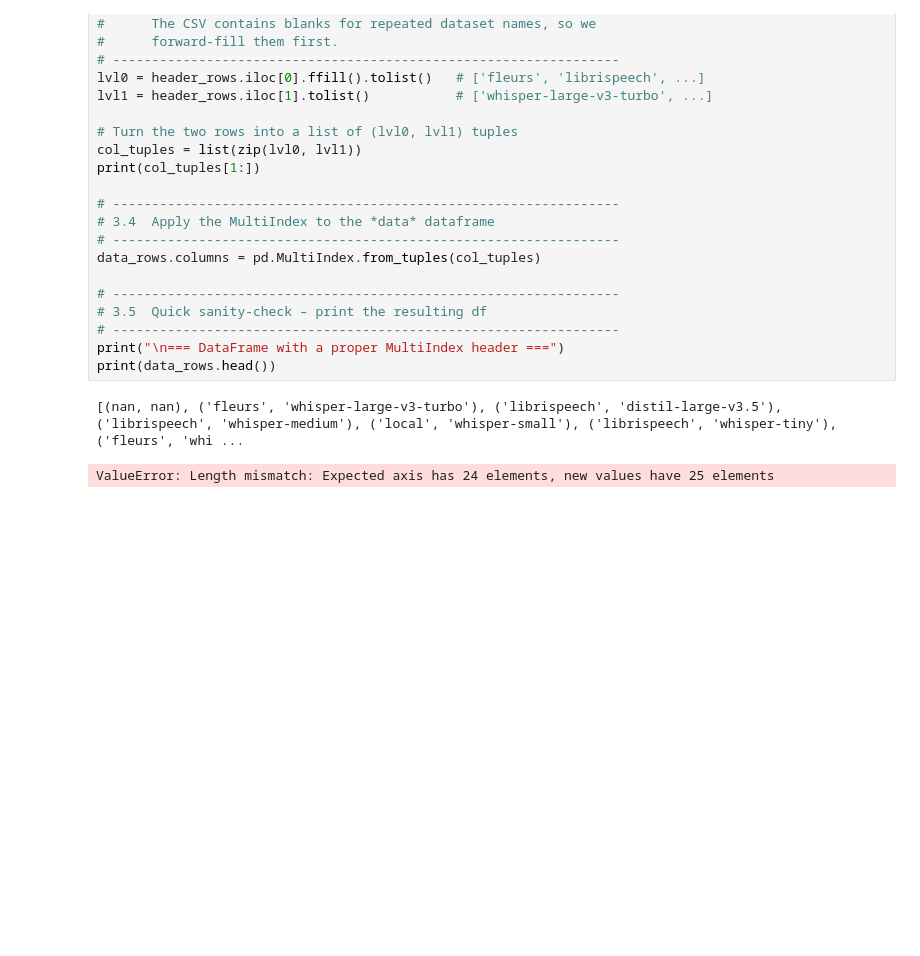
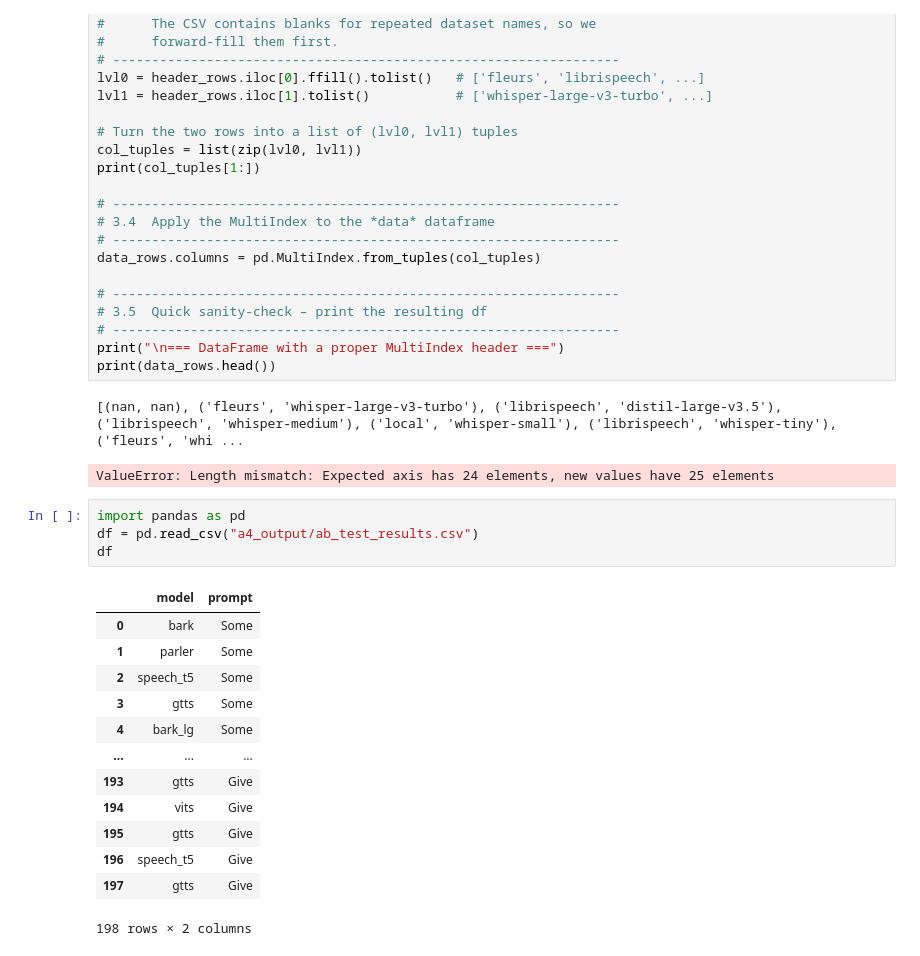
Before and after one commit to erafkin/ling4467_assignment_1, a Jupyter notebook: results.ipynb, the cells around one changed output. Saved outputs shown, nothing was run; the diff lists cells and outputs as text; blank space fills up the shorter version.

```diff
--- a/results.ipynb
+++ b/results.ipynb
@@ -169,3 +169,21 @@ print(data_rows.head())
 # %% [output]
 [(nan, nan), ('fleurs', 'whisper-large-v3-turbo'), ('librispeech', 'distil-large-v3.5'), ('librispeech', 'whisper-medium'), ('local', 'whisper-small'), ('librispeech', 'whisper-tiny'), ('fleurs', 'whi ...
 ValueError: Length mismatch: Expected axis has 24 elements, new values have 25 elements
+# %%
+import pandas as pd
+df = pd.read_csv("a4_output/ab_test_results.csv")
+df
+# %% [output]
+|  | model | prompt |
+| 0 | bark | Some |
+| 1 | parler | Some |
+| 2 | speech_t5 | Some |
+| 3 | gtts | Some |
+| 4 | bark_lg | Some |
+| ... | ... | ... |
+| 193 | gtts | Give |
+| 194 | vits | Give |
+| 195 | gtts | Give |
+| 196 | speech_t5 | Give |
+| 197 | gtts | Give |
+198 rows × 2 columns
```
Also changed, not shown: parts of 4 cells of this notebook, 7 other files.
